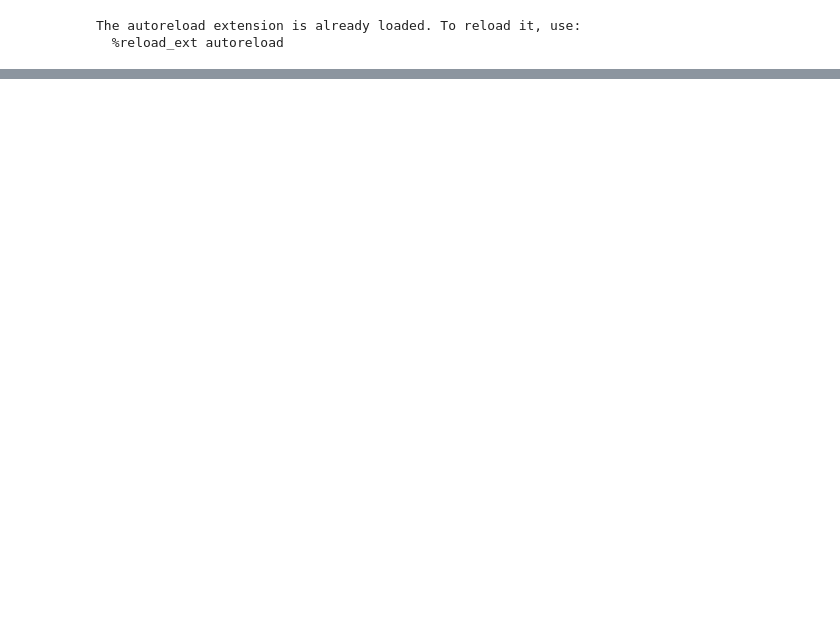
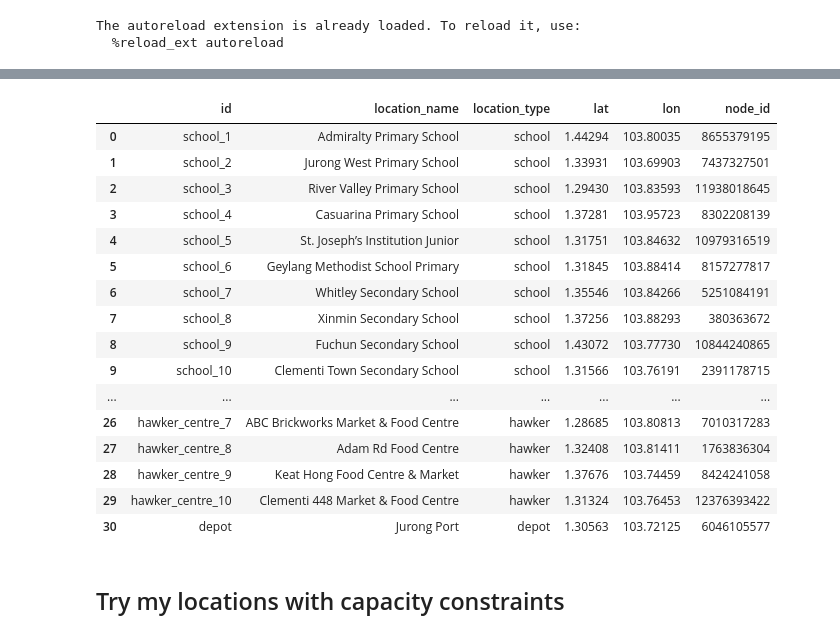
Before and after one commit to nicholas-ko-zy/django_map, a Jupyter notebook: google_or_tools.ipynb, the cells around one changed output, grey strips where cells are left out. Cells and saved outputs as stored; diff of their text form; code cells hidden in the pictures; blank space fills up the shorter version.

```diff
--- a/google_or_tools.ipynb
+++ b/google_or_tools.ipynb
@@ -220,0 +356,22 @@ NameError: name 'distance_matrix' is not defined
+# %%
+my_locations
+# %% [output]
+|  | id | location_name | location_type | lat | lon | node_id |
+| 0 | school_1 | Admiralty Primary School | school | 1.44294 | 103.80035 | 8655379195 |
+| 1 | school_2 | Jurong West Primary School | school | 1.33931 | 103.69903 | 7437327501 |
+| 2 | school_3 | River Valley Primary School | school | 1.29430 | 103.83593 | 11938018645 |
+| 3 | school_4 | Casuarina Primary School | school | 1.37281 | 103.95723 | 8302208139 |
+| 4 | school_5 | St. Joseph’s Institution Junior | school | 1.31751 | 103.84632 | 10979316519 |
+| 5 | school_6 | Geylang Methodist School Primary | school | 1.31845 | 103.88414 | 8157277817 |
+| 6 | school_7 | Whitley Secondary School | school | 1.35546 | 103.84266 | 5251084191 |
+| 7 | school_8 | Xinmin Secondary School | school | 1.37256 | 103.88293 | 380363672 |
+| 8 | school_9 | Fuchun Secondary School | school | 1.43072 | 103.77730 | 10844240865 |
+| 9 | school_10 | Clementi Town Secondary School | school | 1.31566 | 103.76191 | 2391178715 |
+| ... | ... | ... | ... | ... | ... | ... |
+| 26 | hawker_centre_7 | ABC Brickworks Market & Food Centre | hawker | 1.28685 | 103.80813 | 7010317283 |
+| 27 | hawker_centre_8 | Adam Rd Food Centre | hawker | 1.32408 | 103.81411 | 1763836304 |
+| 28 | hawker_centre_9 | Keat Hong Food Centre & Market | hawker | 1.37676 | 103.74459 | 8424241058 |
+| 29 | hawker_centre_10 | Clementi 448 Market & Food Centre | hawker | 1.31324 | 103.76453 | 12376393422 |
+| 30 | depot | Jurong Port | depot | 1.30563 | 103.72125 | 6046105577 |
+# %% [markdown]
+## Try my locations with capacity constraints
```
Also changed, not shown: parts of 27 cells of this notebook, 2 other files.
